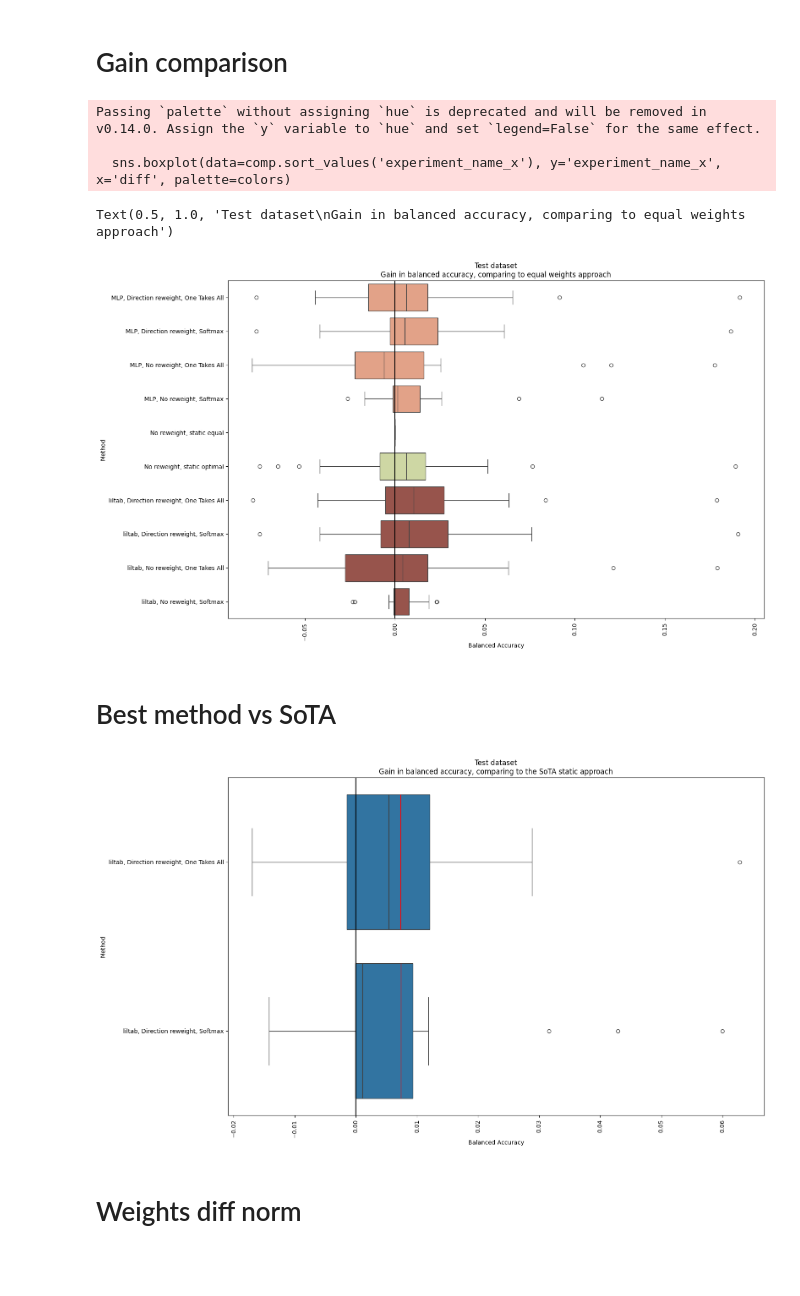
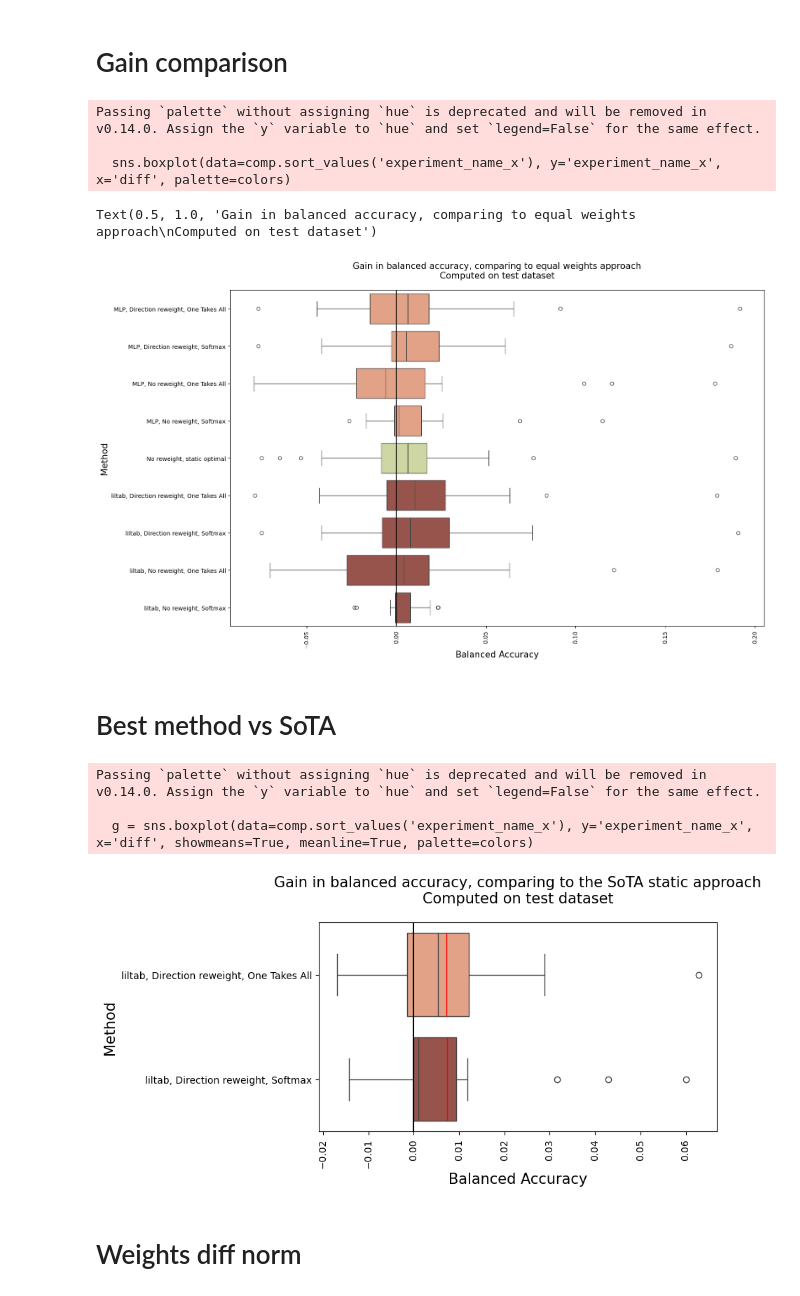
Before and after one commit to DawidPludowski/adaptivee, a Jupyter notebook: explore/results_insight.ipynb, the cells around one changed output. Drawn from its saved outputs; the diff is of its cells as text; code cells hidden in the pictures; blank space fills up the shorter version.

```diff
--- a/explore/results_insight.ipynb
+++ b/explore/results_insight.ipynb
@@ -139,6 +147,7 @@ Text(0.5, 1.0, 'Critical Distance - comparison of the methods ranks')
 # %%
 comp = pd.merge(acc_b, baseline, on='data_name')
 comp['diff'] = comp['score_x'] - comp['score_y']
+comp = comp[comp['experiment_name_x'] != 'No reweight, static equal']
 
 names = np.unique(comp['experiment_name_x'].sort_values())
 colors = []
@@ -157,41 +166,54 @@ sns.boxplot(data=comp.sort_values('experiment_name_x'), y='experiment_name_x', x
 plt.xticks(rotation=90)
 plt.tight_layout()
 plt.axvline(0, color='black')
-plt.xlabel('Balanced Accuracy')
-plt.ylabel('Method')
-plt.title('Test dataset\nGain in balanced accuracy, comparing to equal weights approach')
+plt.xlabel('Balanced Accuracy', fontsize=15)
+plt.ylabel('Method', fontsize=15)
+plt.title('Gain in balanced accuracy, comparing to equal weights approach\nComputed on test dataset', fontsize=15, pad=20)
 # %% [output]
 Passing `palette` without assigning `hue` is deprecated and will be removed in v0.14.0. Assign the `y` variable to `hue` and set `legend=False` for the same effect.
 
   sns.boxplot(data=comp.sort_values('experiment_name_x'), y='experiment_name_x', x='diff', palette=colors)
-Text(0.5, 1.0, 'Test dataset\nGain in balanced accuracy, comparing to equal weights approach')
+Text(0.5, 1.0, 'Gain in balanced accuracy, comparing to equal weights approach\nComputed on test dataset')
-[figure, old version]
+[figure, new version]
 # %% [markdown]
 # Best method vs SoTA
 # %%
 comp = pd.merge(acc_b_best, baseline_sota, on='data_name')
 comp['diff'] = comp['score_x'] - comp['score_y']
+
+names = np.unique(comp['experiment_name_x'].sort_values())
+for name in names:
+    if 'static' in name:
+        color = '#D4E09B'
+    elif 'liltab' in name:
+        color = '#A44A3F'
+    else:
+        color = '#F19C79'
+    colors.append(color)
 # %%
-plt.figure(figsize=(16, 9))
+plt.figure(figsize=(9, 4))
 
-g = sns.boxplot(data=comp.sort_values('experiment_name_x'), y='experiment_name_x', x='diff', showmeans=True, meanline=True,)
+g = sns.boxplot(data=comp.sort_values('experiment_name_x'), y='experiment_name_x', x='diff', showmeans=True, meanline=True, palette=colors)
 plt.xticks(rotation=90)
 plt.tight_layout()
 plt.axvline(0, color='black')
-plt.xlabel('Balanced Accuracy')
-plt.ylabel('Method')
-plt.title('Test dataset\nGain in balanced accuracy, comparing to the SoTA static approach')
+plt.xlabel('Balanced Accuracy', fontsize=15)
+plt.ylabel('Method', fontsize=15)
+plt.title('Gain in balanced accuracy, comparing to the SoTA static approach\nComputed on test dataset', fontsize=15, pad=20)
 
 ax = plt.gca()
 mean_lines = [line for line in ax.lines if line.get_linestyle() == '--']
 
 for i in range(len(mean_lines)):
     mean_lines[i].set_color('red')
     mean_lines[i].set_linestyle('-')
 
 plt.show()
 # %% [output]
+Passing `palette` without assigning `hue` is deprecated and will be removed in v0.14.0. Assign the `y` variable to `hue` and set `legend=False` for the same effect.
+
+  g = sns.boxplot(data=comp.sort_values('experiment_name_x'), y='experiment_name_x', x='diff', showmeans=True, meanline=True, palette=colors)
-[figure, old version]
+[figure, new version]
 # %% [markdown]
 # Weights diff norm
 # %%
```
Also changed, not shown: parts of 3 cells of this notebook.
